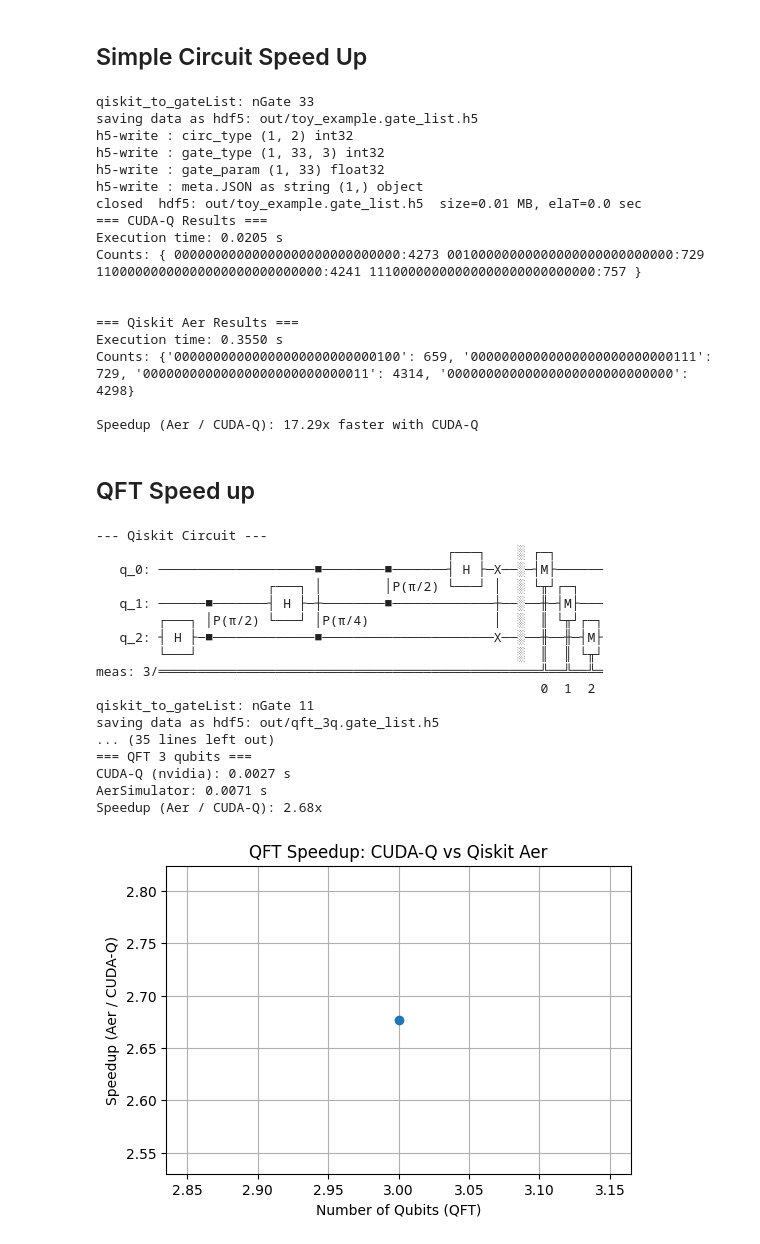
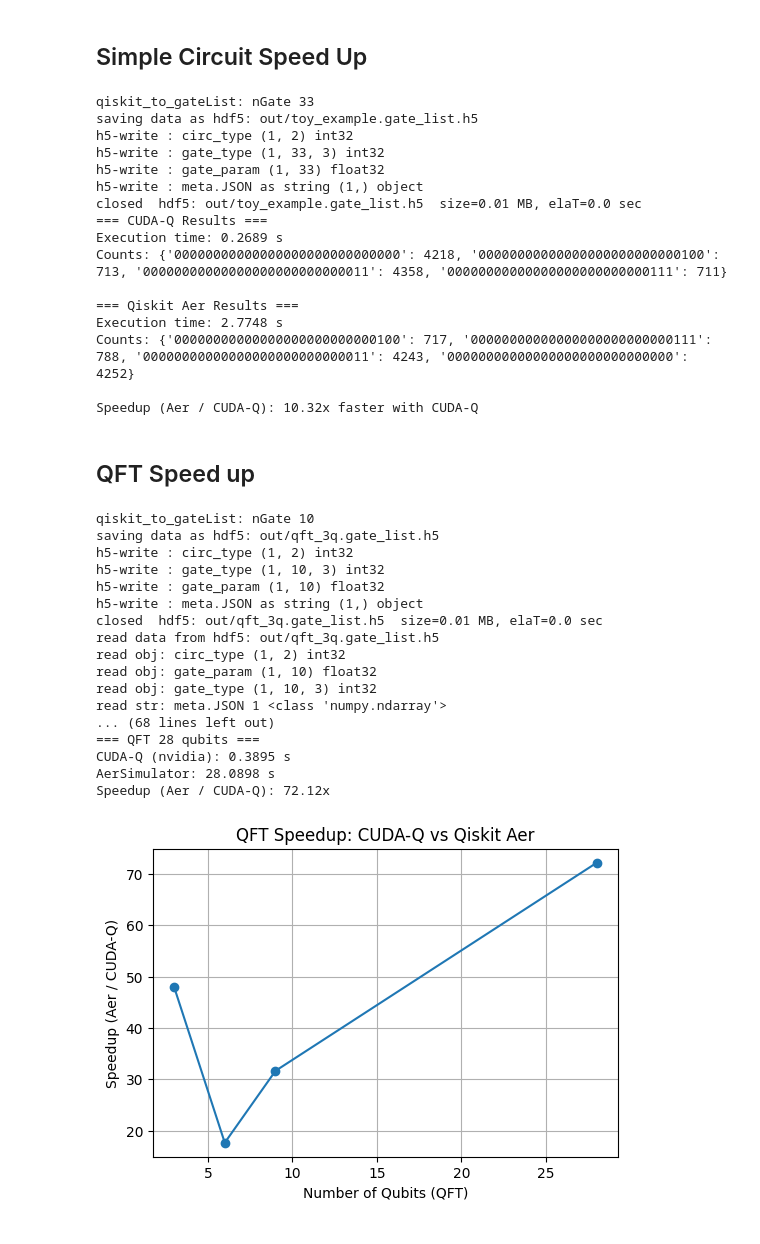
Before and after one commit to gzquse/qgear, a Jupyter notebook: nbs/examples.ipynb, the cells around one changed output. Saved outputs shown, nothing was run; the diff lists cells and outputs as text; code cells hidden in the pictures.

```diff
--- a/nbs/examples.ipynb
+++ b/nbs/examples.ipynb
@@ -6,7 +6,7 @@ import numpy as np
 from time import time
 from qiskit import QuantumCircuit, transpile
 from qiskit_aer import AerSimulator
-from qgear.toolbox.Util_CudaQ import qiskit_to_gateList
+from qgear.toolbox.Util_CudaQ import qiskit_to_gateList, counts_cudaq_to_qiskit
 from qgear.toolbox.Util_H5io4 import write4_data_hdf5, read4_data_hdf5
 from qgear.runner import run_cudaq
 # ----------------------------
@@ -37,10 +37,10 @@ write4_data_hdf5(outD, inpF, md)
 
 # Load back
 gateD, MD = read4_data_hdf5(inpF, verb)
-
 # Time CUDA-Q execution
 T0 = time()
 resL_cudaq = run_cudaq(gateD, numShots, verb=verb, backend=backend_cudaq)
+resL_cudaq = counts_cudaq_to_qiskit(resL_cudaq[0])
 ela_cudaq = time() - T0
 
 # ----------------------------
@@ -78,15 +78,14 @@ h5-write : gate_param (1, 33) float32
 h5-write : meta.JSON as string (1,) object
 closed  hdf5: out/toy_example.gate_list.h5  size=0.01 MB, elaT=0.0 sec
 === CUDA-Q Results ===
-Execution time: 0.0205 s
-Counts: { 00000000000000000000000000000:4273 00100000000000000000000000000:729 11000000000000000000000000000:4241 11100000000000000000000000000:757 }
-
+Execution time: 0.2689 s
+Counts: {'00000000000000000000000000000': 4218, '00000000000000000000000000100': 713, '00000000000000000000000000011': 4358, '00000000000000000000000000111': 711}
 
 === Qiskit Aer Results ===
-Execution time: 0.3550 s
-Counts: {'00000000000000000000000000100': 659, '00000000000000000000000000111': 729, '00000000000000000000000000011': 4314, '00000000000000000000000000000': 4298}
+Execution time: 2.7748 s
+Counts: {'00000000000000000000000000100': 717, '00000000000000000000000000111': 788, '00000000000000000000000000011': 4243, '00000000000000000000000000000': 4252}
 
-Speedup (Aer / CUDA-Q): 17.29x faster with CUDA-Q
+Speedup (Aer / CUDA-Q): 10.32x faster with CUDA-Q
 # %% [markdown]
 ## QFT Speed up
 # %%
@@ -108,12 +107,12 @@ def benchmark_qft(n_qubits=5, numShots=1000, backend_cudaq="nvidia", verb=0):
     """
     # ----------------------------
     # 1. Create QFT circuit
-    qc = QFT(num_qubits=n_qubits, do_swaps=True).decompose()
+    qc = QFT(num_qubits=n_qubits, do_swaps=False).decompose()
     sv_qiskit = Statevector(qc)
     qc.measure_all()
     qcEL = [qc]
-    print("\n--- Qiskit Circuit ---")
-    print(qc.draw("text"))
+    # print("\n--- Qiskit Circuit ---")
+    # print(qc.draw("text"))
 
     # ----------------------------
     # 2. CUDA-Q path
@@ -132,6 +131,7 @@ def benchmark_qft(n_qubits=5, numShots=1000, backend_cudaq="nvidia", verb=0):
     T0 = time()
     resL_cudaq,stateL = run_cudaq(gateD, numShots, verb=verb, backend=backend_cudaq)
     sv_cudaq = stateL[0]
+    resL_cudaq = counts_cudaq_to_qiskit(resL_cudaq)
     # Fidelity check
 
     # print(resL_cudaq[0])
@@ -145,8 +145,6 @@ def benchmark_qft(n_qubits=5, numShots=1000, backend_cudaq="nvidia", verb=0):
     T1 = time()
     job = aer_backend.run(qcT, shots=numShots)
     res_aer = job.result().get_counts()
-    print(sv_qiskit)
-    print(np.array(sv_cudaq))
     fidelity = abs(np.vdot(sv_qiskit, np.array(sv_cudaq)))**2
     print("Statevector fidelity:", fidelity)
     # print(res_aer)
@@ -157,49 +155,49 @@ def benchmark_qft(n_qubits=5, numShots=1000, backend_cudaq="nvidia", verb=0):
     print(f"\n=== QFT {n_qubits} qubits ===")
     print(f"CUDA-Q ({backend_cudaq}): {ela_cudaq:.4f} s")
     print(f"AerSimulator: {ela_aer:.4f} s")
     speedup = ela_aer / ela_cudaq if ela_cudaq > 0 else float('inf')
     print(f"Speedup (Aer / CUDA-Q): {speedup:.2f}x" if speedup > 1 else f"CUDA-Q slower by {1/speedup:.2f}x")
 
     return ela_cudaq, ela_aer
 
 # ----------------------------
 # Run benchmarks for increasing QFT sizes
 results = []
-for nq in [3]:
-    results.append((nq, *benchmark_qft(n_qubits=nq, numShots=2000, backend_cudaq="nvidia", verb=2)))
+for nq in [3, 6, 9, 28]:
+    results.append((nq, *benchmark_qft(n_qubits=nq, numShots=2000, backend_cudaq="nvidia", verb=1)))
 
 # ----------------------------
 # Optional: Plot speedup
 import matplotlib.pyplot as plt
 
 nq_list = [r[0] for r in results]
 cudaq_times = [r[1] for r in results]
 aer_times = [r[2] for r in results]
 speedups = [a/b for a, b in zip(aer_times, cudaq_times)]
 
 plt.figure(figsize=(6,4))
 plt.plot(nq_list, speedups, marker='o')
 plt.xlabel("Number of Qubits (QFT)")
 plt.ylabel("Speedup (Aer / CUDA-Q)")
 plt.title("QFT Speedup: CUDA-Q vs Qiskit Aer")
 plt.grid(True)
 plt.show()
 # %% [output]
---- Qiskit Circuit ---
-                                             ┌───┐    ░ ┌─┐
-   q_0: ────────────────────■────────■───────┤ H ├─X──░─┤M├──────
-                      ┌───┐ │        │P(π/2) └───┘ │  ░ └╥┘┌─┐
-   q_1: ──────■───────┤ H ├─┼────────■─────────────┼──░──╫─┤M├───
-        ┌───┐ │P(π/2) └───┘ │P(π/4)                │  ░  ║ └╥┘┌─┐
-   q_2: ┤ H ├─■─────────────■──────────────────────X──░──╫──╫─┤M├
-        └───┘                                         ░  ║  ║ └╥┘
-meas: 3/═════════════════════════════════════════════════╩══╩══╩═
-                                                         0  1  2
-qiskit_to_gateList: nGate 11
+qiskit_to_gateList: nGate 10
 saving data as hdf5: out/qft_3q.gate_list.h5
-... (35 lines left out)
-=== QFT 3 qubits ===
-CUDA-Q (nvidia): 0.0027 s
-AerSimulator: 0.0071 s
-Speedup (Aer / CUDA-Q): 2.68x
+h5-write : circ_type (1, 2) int32
+h5-write : gate_type (1, 10, 3) int32
+h5-write : gate_param (1, 10) float32
+h5-write : meta.JSON as string (1,) object
+closed  hdf5: out/qft_3q.gate_list.h5  size=0.01 MB, elaT=0.0 sec
+read data from hdf5: out/qft_3q.gate_list.h5
+read obj: circ_type (1, 2) int32
+read obj: gate_param (1, 10) float32
+read obj: gate_type (1, 10, 3) int32
+read str: meta.JSON 1 <class 'numpy.ndarray'>
+... (68 lines left out)
+=== QFT 28 qubits ===
+CUDA-Q (nvidia): 0.3895 s
+AerSimulator: 28.0898 s
+Speedup (Aer / CUDA-Q): 72.12x
-[figure, old version]
+[figure, new version]
```
Also changed, not shown: 5 other files.
